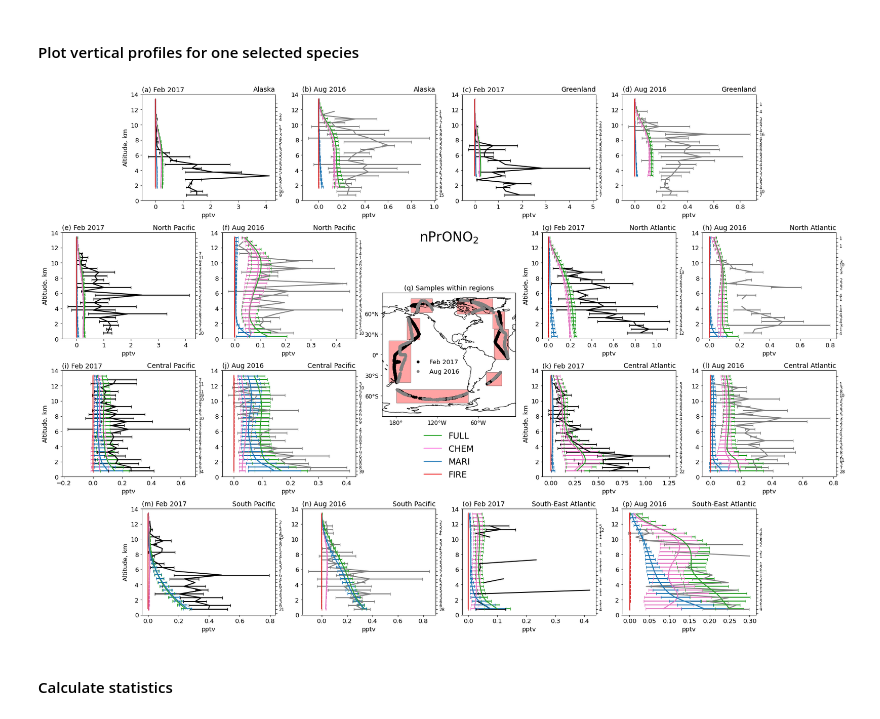
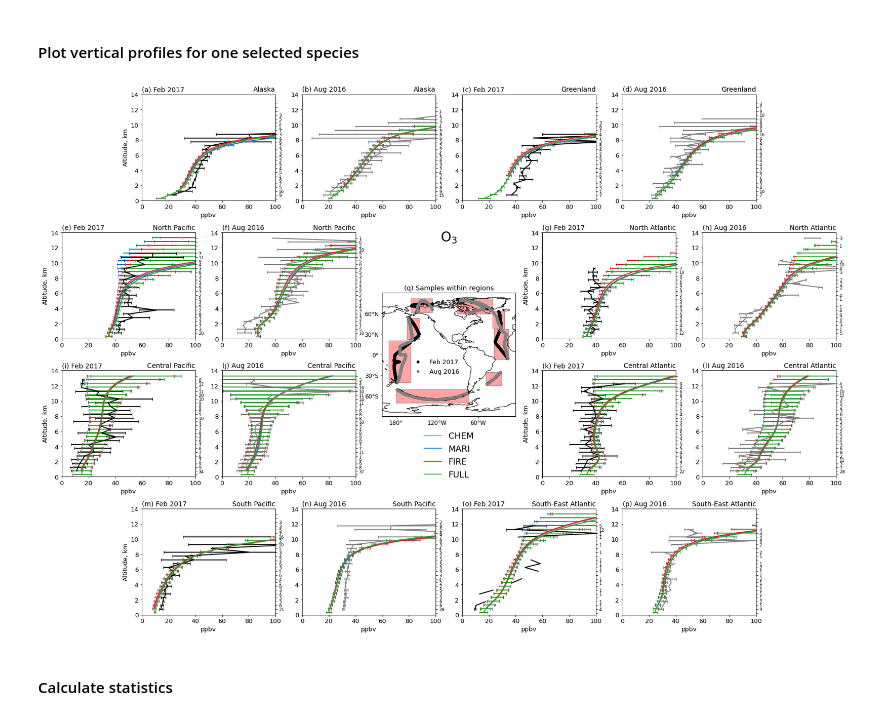
Before and after one commit to mzamyatina/phd_ukca, a Jupyter notebook: campaigns/atom/monthly/xojn/plt_atom_xojn_vps.ipynb, the cells around one changed output. Drawn from its saved outputs; the diff is of its cells as text; code cells hidden in the pictures.

```diff
--- a/campaigns/atom/monthly/xojn/plt_atom_xojn_vps.ipynb
+++ b/campaigns/atom/monthly/xojn/plt_atom_xojn_vps.ipynb
@@ -36,7 +35,7 @@ warnings.filterwarnings('ignore')
 # %% [markdown]
 #### Global definitions and constants
 # %%
-SOURCES = ["atom", "xojnl", "xojnh", "xojni", "xojnc"]
+SOURCES = ["atom", "xojnh", "xojni", "xojnc", "xojnl"]
 REGIONS = [
     (1, "n_pacific"),
     (2, "c_pacific"),
@@ -53,6 +52,7 @@ SPECIES = {
     "c2h6": {"def": ["Ethane_WAS", "Ethene_WAS", "Ethyne_WAS"], "latex": "$C_2H_6$", "ppn": "pptvC", "min": 0, "max": 8000,},
     "c3h8": {"def": ["Propane_WAS"], "latex": "$C_3H_8$", "ppn": "pptv", "min": 0, "max": 1500,}, # without propene
     "no": {"def": ["NO_CL"], "group": "NOyO3-NO", "latex": "NO", "ppn": "ppbv", "min": 0, "max": 0.1,}, # 0.5
+    "nox": {"def": ["NO_CL", "NO2_CL"], "group": ["NOyO3-NO", "NOyO3-NO2"], "latex": "$NO_x$", "ppn": "ppbv", "min": 0, "max": 0.5,}, # 3.5
     "o3": {"def": ["O3_CL"], "group": "NOyO3-O3", "latex": "$O_3$", "ppn": "ppbv", "min": 0, "max": 100,}, # 600
     "oh": {"def": ["OH_pptv"], "group": "ATHOS-HOx", "latex": "OH", "ppn": "pptv", "min": 0, "max": 3.5,},
     "meono2": {"def": ["MeONO2_WAS"], "latex": "$MeONO_2$", "ppn": "pptv", "min": 0, "max": 70,},
@@ -85,12 +85,14 @@ for src in SOURCES:
                         pass
 # %%
 # Choose one species
-the_species = 'nprono2'
+the_species = 'o3'
 # %% [markdown]
 #### Prepare geospatical coordinates data
 # %%
 # Read data
 path_to_atom = Path.home() / "UEA" / "PhD" / "obs" / "ATom" / "nc" / "data"
+
+group = SPECIES[the_species].get("group", "WAS")
 
 lons, lats = {}, {}
 for season in SEASONS:
@@ -102,13 +104,22 @@ for season in SEASONS:
     lons[season] = ds.G_LONG.values
     lats[season] = ds.G_LAT.values
 
-    ds = xr.open_mfdataset(
-        inp_files,
-        group=SPECIES[the_species].get("group", "WAS"),
-        decode_cf=True,
-        #         combine="by_coords",
-        #         concat_dim="time",
-    )
+    if isinstance(group, str):
+        ds = xr.open_mfdataset(
+            inp_files,
+            group=group,
+            decode_cf=True,
+        )
+    else:
+        ds = []
+        for _group in group:
+            ds.append(xr.open_mfdataset(
+                inp_files,
+                group=_group,
+                decode_cf=True,
+            ))
+        ds = xr.merge(ds)
+
     _dependencies = ds[SPECIES[the_species]["def"]]
     _lon_lat = np.any([np.isnan(ds[i].values) for i in _dependencies], axis=0)
     # Mask out coordinates of missing data
@@ -287,10 +298,10 @@ def make_plots_with_map(figsize=(20, 15)):
 # Plotting parameters
 path_to_figs = Path.home() / 'UEA' / 'PhD' / 'results' / 'xojn' / 'atom_xojn_vps' / 'with_count'
 KWARGS = {'atom' : dict(linestyle='-', linewidth=2, markersize=5, elinewidth=2, capsize=3, label='ATom'),
-          'xojnl': dict(color='C2', linestyle='-', linewidth=2, markersize=5, elinewidth=2, capsize=3, label='FULL'),
           'xojnh': dict(color='C6', linestyle='-', linewidth=2, markersize=5, elinewidth=2, capsize=3, label='CHEM'),
           'xojni': dict(color='C0', linestyle='-', linewidth=2, markersize=5, elinewidth=2, capsize=3, label='MARI'),
-          'xojnc': dict(color='C3', linestyle='-', linewidth=2, markersize=5, elinewidth=2, capsize=3, label='FIRE')}#,
+          'xojnc': dict(color='C3', linestyle='-', linewidth=2, markersize=5, elinewidth=2, capsize=3, label='FIRE'),
+          'xojnl': dict(color='C2', linestyle='-', linewidth=2, markersize=5, elinewidth=2, capsize=3, label='FULL')}#,
 #           'xojng': dict(color='C7', fmt='-o', linewidth=2, markersize=5, elinewidth=2, capsize=3, label='BASE')}
 
 kw_atom_map_season = {"1608": {"color": "grey", "ms": 5, "marker": "o"},
@@ -303,3 +314,9 @@ plt.rcParams['ytick.labelsize'] = 13
 plt.rcParams['axes.titlesize'] = 14
 plt.rcParams['axes.labelsize'] = 13
 plt.rcParams['axes.linewidth'] = 1
+def obs_count_formatter(x):
+    if x > 0:
+        s = f"{int(x):d}"
+    else:
+        s = ""
+    return s
@@ -315,5 +323,6 @@ YLIM = [0, 14]
 # %%
 fig, ax_dict = make_plots_with_map(figsize=(29, 20))
+YLIM = [0, 14]
 
 # VERTICAL PROFILES
 ilabels = iter(string.ascii_lowercase)
@@ -341,7 +350,7 @@ for reg, ax_pair in ax_dict["vert_prof"].items():
         ax.set_title(f"({ilabel}) {season_name}", loc="left")
         ax.set_title(all_regions[reg]["title"], loc="right")
 
-#         ax.set_xlim([SPECIES[the_species]["min"], SPECIES[the_species]["max"]])
+        ax.set_xlim([SPECIES[the_species]["min"], SPECIES[the_species]["max"]])
         ax.set_ylim(YLIM)
         if ilabel in ["a", "e", "g", "i", "k", "m"]: #  i == 0:
             # Add y-label only to the left plot
@@ -385,35 +394,35 @@ for region_name, region_dict in all_regions.items():
             )
         )
 
 ax_dict["map"].legend(
     labels=["Feb 2017", "Aug 2016"],
     frameon=False,
     loc="center",
     bbox_to_anchor=(0.4, 0.4),
     fontsize=13,
 )
 
 dummy_handles = [
     Line2D(
         [0],
         [0],
         **{k: v for k, v in KWARGS[src].items() if k not in ["elinewidth", "capsize"]},
     )
     for src in SOURCES
     if src != "atom"
 ]
 ax_dict["vert_prof"]["s_pacific"][1].legend(
     handles=dummy_handles,
     labels=[KWARGS[src]["label"] for src in SOURCES if src != "atom"],
     frameon=False,
     loc="center",
     bbox_to_anchor=(1.1, 1.5),
     fontsize=18,
 );
 
-# fig.savefig(path_to_figs / f'atom_xojn_vps_{the_species}_xlim_diff.png', bbox_inches='tight') # _xlim_diff
+fig.savefig(path_to_figs / f'atom_xojn_vps_{the_species}.png', bbox_inches='tight') # _xlim_diff
 # %% [output]
-[figure, old version]
+[figure, new version]
 # %% [markdown]
 #### Calculate statistics
 # %%
```
Also changed, not shown: parts of 7 cells of this notebook.
